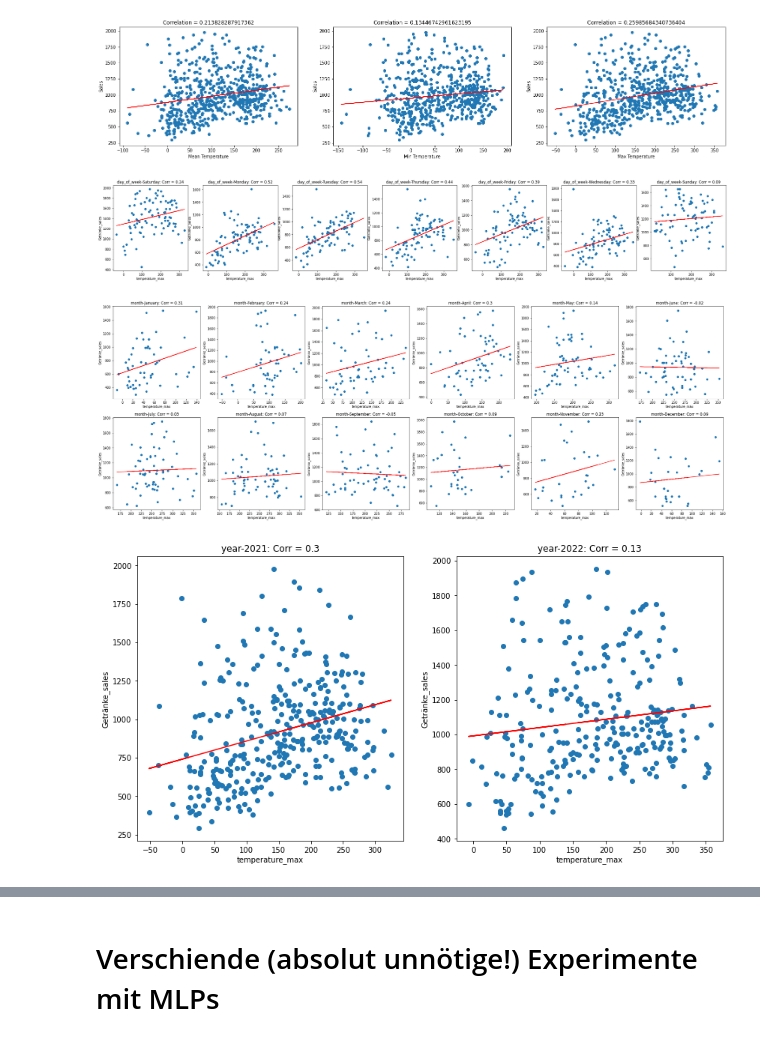
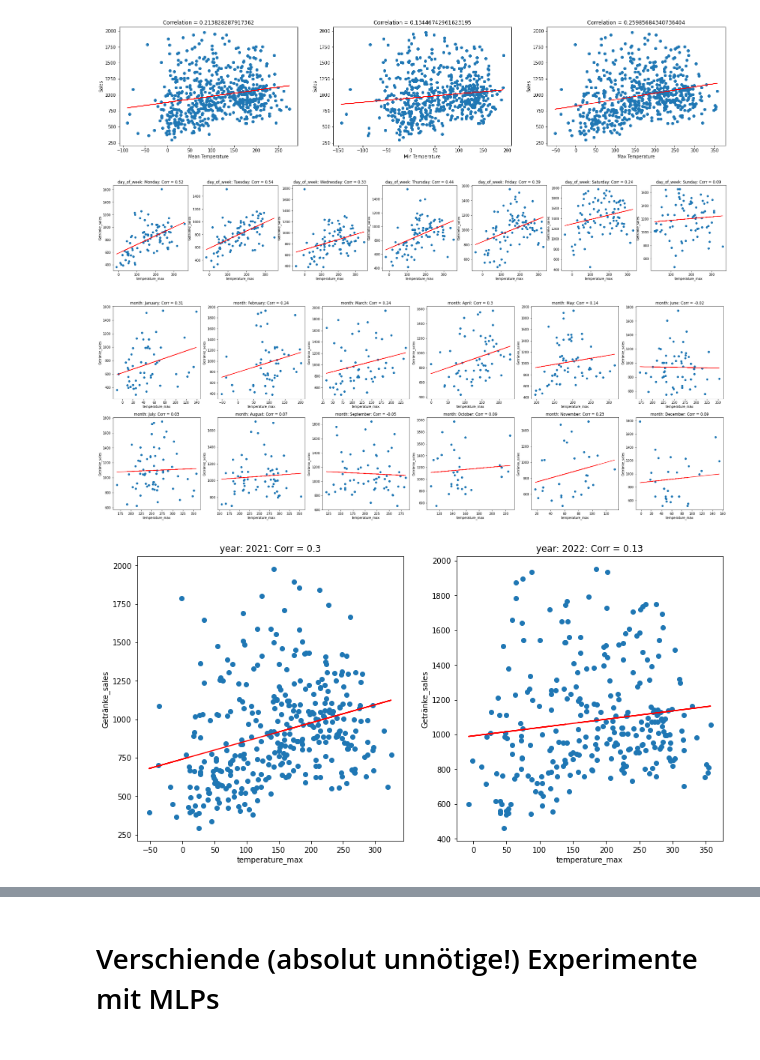
Before and after one commit to magicmagnus/CoffeeClimateCorrelation, a Jupyter notebook: plot_combined_data.ipynb, the cells around one changed output, grey strips where cells are left out. Drawn from its saved outputs; the diff is of its cells as text; code cells hidden in the pictures.

```diff
--- a/plot_combined_data.ipynb
+++ b/plot_combined_data.ipynb
@@ -1,15 +1,15 @@
 # %% [markdown]
 # Load the combined dataframe, and do some plotting
 # %%
+import numpy as np
 import pandas as pd
 import matplotlib.pyplot as plt
-import numpy as np
+from utils import plot_correlation
 
 # Read in the data
-df = pd.read_csv("processed_data/sales_and_weather.csv")
-# Drop the null values from the variable "temperature_mean"
+df = pd.read_csv("processed_data/sales_and_weather_2021-2022.csv")
+# Drop the null values from the variables
 df = df.dropna(subset=["temperature_mean", "temperature_min", "temperature_max", "precipitation"])
-
 df.info()
 # %% [output]
 <class 'pandas.core.frame.DataFrame'>
@@ -67,47 +67,33 @@ axes[2].set_title("Correlation = {}".format(corr))
 # %% [output]
 Text(0.5, 1.0, 'Correlation = 0.25985684340736404')
 [figure]
-# %%
-from sklearn.linear_model import LinearRegression
-
-def plot_correlation(df, weather_variable, sales_variable, condition, condition_value, ax):
-    df= df[df[condition] == condition_value]
-    ax.scatter(df[weather_variable], df[sales_variable])
-    ax.set_xlabel(weather_variable)
-    ax.set_ylabel(sales_variable)
-    X = df[weather_variable].values.reshape(-1, 1)
-    y = df[sales_variable].values.reshape(-1, 1)
-    reg = LinearRegression().fit(X, y)
-    ax.plot(X, reg.predict(X), color="red")
-    corr = df[sales_variable].corr(df[weather_variable])
-    ax.set_title(f"{condition}-{condition_value}: Corr = {corr.round(2)}")
 # %%
 weather_variable = "temperature_max"
 
 sales_variable = "Getränke_sales"
 
 
 # Plot the correlation between the max temperature and the sales for each day of the week
 fig, axes = plt.subplots(1, 7, figsize=(35, 5))
-for i, day in enumerate(df["day_of_week"].unique()):
+for i, day in enumerate(["Monday", "Tuesday", "Wednesday", "Thursday", "Friday", "Saturday", "Sunday"]):
     plot_correlation(df, weather_variable, sales_variable, "day_of_week", day, axes[i])
 plt.show()
 
 # Plot the correlation between the max temperature and the sales for each month of the year
 fig, axes = plt.subplots(2, 6, figsize=(35, 12))
 for i, month in enumerate(df["month"].unique()):
     j = 1 if i >= 6 else 0
     i = i - 6 if i >= 6 else i
     plot_correlation(df, weather_variable, sales_variable, "month", month, axes[j, i])
 plt.show()
 
 # Plot the correlation between the max temperature and the sales for each year
 fig, axes = plt.subplots(1, 2, figsize=(14, 7))
 for i, year in enumerate(df["year"].unique()):
     plot_correlation(df, weather_variable, sales_variable, "year", year, axes[i])
 plt.show()
 # %% [output]
-[figure, old version]
+[figure, new version]
 [figure]
 [figure]
 # %%
```
Also changed, not shown: parts of 9 cells of this notebook, 5 other files.
